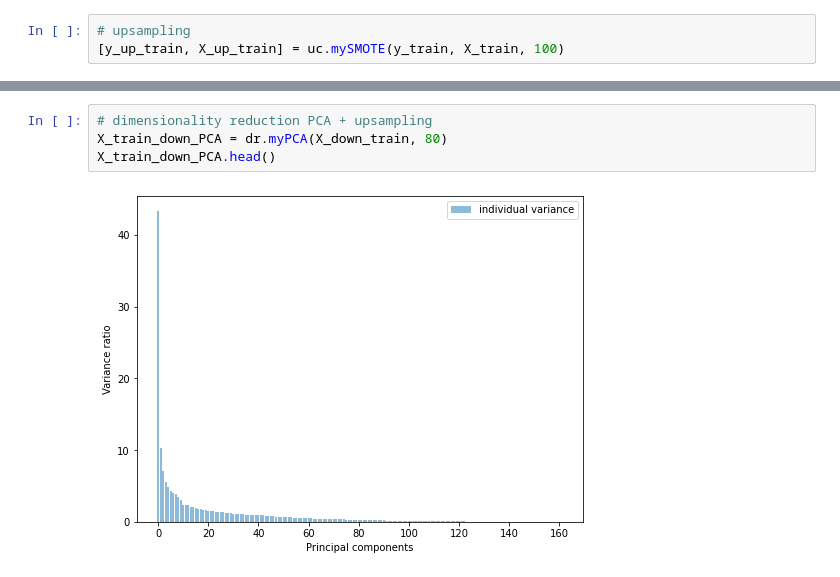
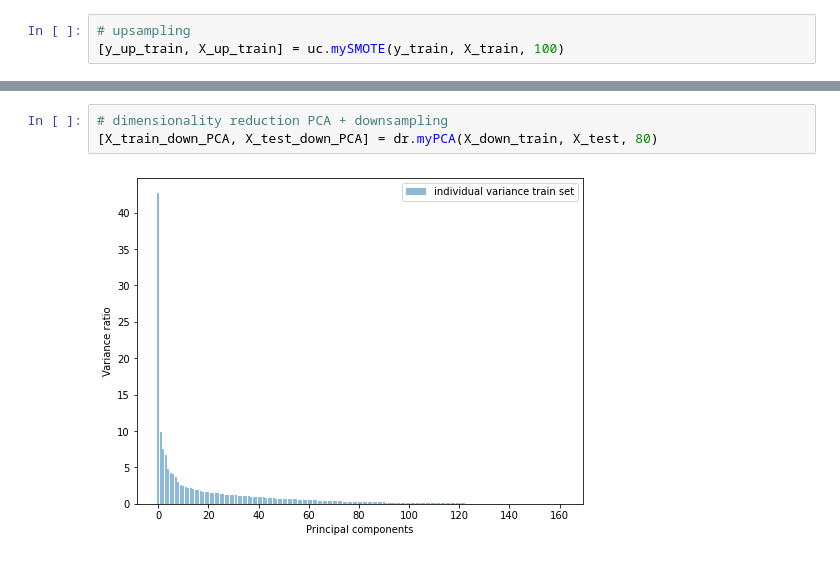
Before and after one commit to FranciscaAlliende/APS-Failure-at-Scania-Trucks, a Jupyter notebook: ScaniaTrucks.ipynb, the cells around one changed output, grey strips where cells are left out. Saved outputs shown, nothing was run; the diff lists cells and outputs as text.

```diff
--- a/ScaniaTrucks.ipynb
+++ b/ScaniaTrucks.ipynb
@@ -67,6 +67,5 @@ N selected features: 17
 # %%
-# dimensionality reduction PCA + upsampling
-X_train_down_PCA = dr.myPCA(X_down_train, 80)
-X_train_down_PCA.head()
+# dimensionality reduction PCA + downsampling
+[X_train_down_PCA, X_test_down_PCA] = dr.myPCA(X_down_train, X_test, 80)
 # %% [output]
-[figure, old version]
+[figure, new version]
```
Also changed, not shown: parts of 4 cells of this notebook.
